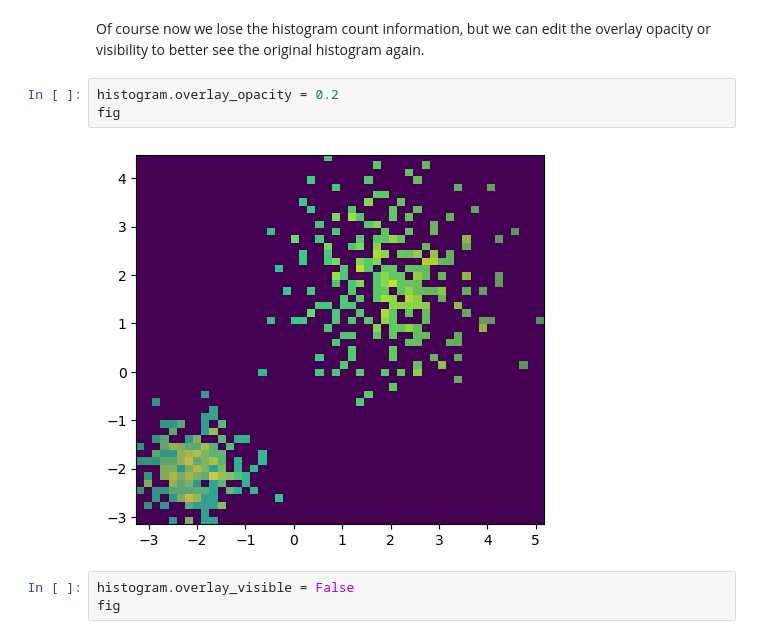
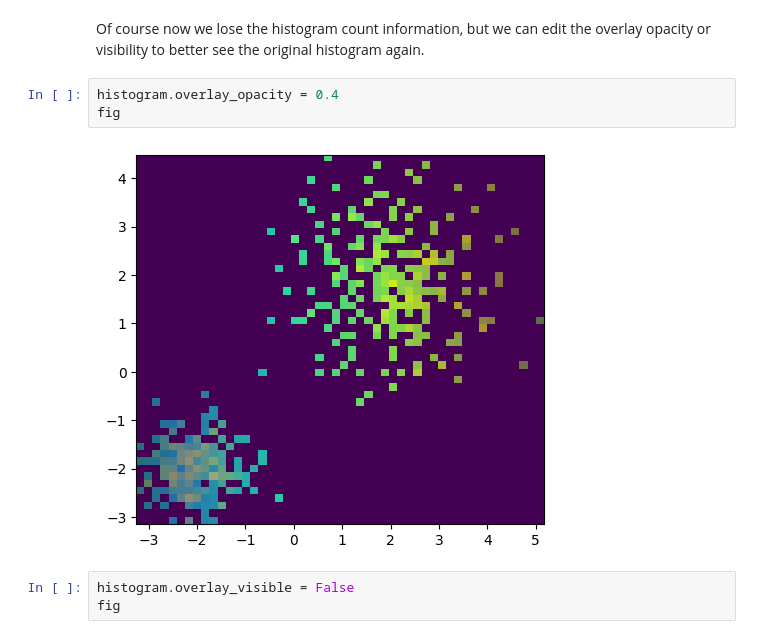
Before and after one commit to BiAPoL/biaplotter, a Jupyter notebook: docs/examples/histogram_artist_example.ipynb, the cells around one changed output. Saved outputs shown, nothing was run; the diff lists cells and outputs as text.

```diff
--- a/docs/examples/histogram_artist_example.ipynb
+++ b/docs/examples/histogram_artist_example.ipynb
@@ -191,10 +191,10 @@ fig
 # %% [markdown]
 Of course now we lose the histogram count information, but we can edit the overlay opacity or visibility to better see the original histogram again.
 # %%
-histogram.overlay_opacity = 0.2
+histogram.overlay_opacity = 0.4
 fig
 # %% [output]
-[figure, old version]
+[figure, new version]
 # %%
 histogram.overlay_visible = False
 fig
```
Also changed, not shown: 2 other files.
